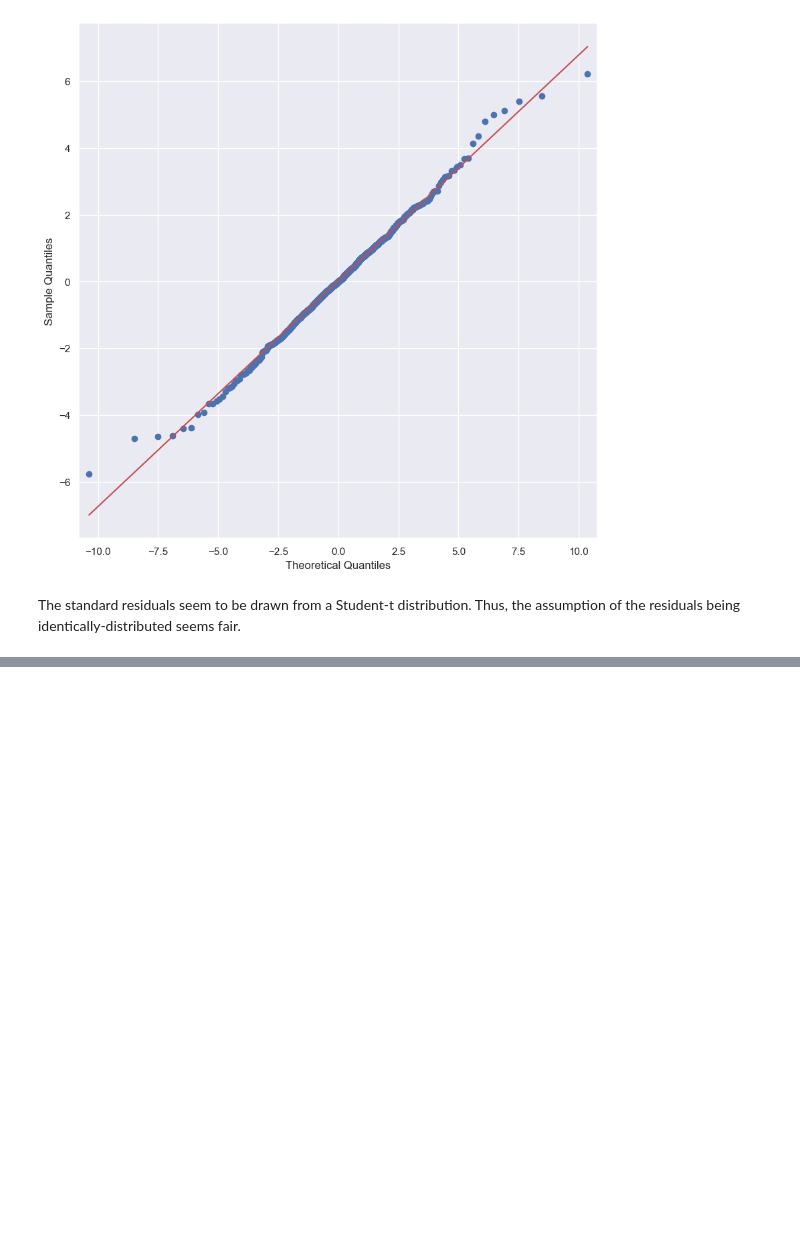
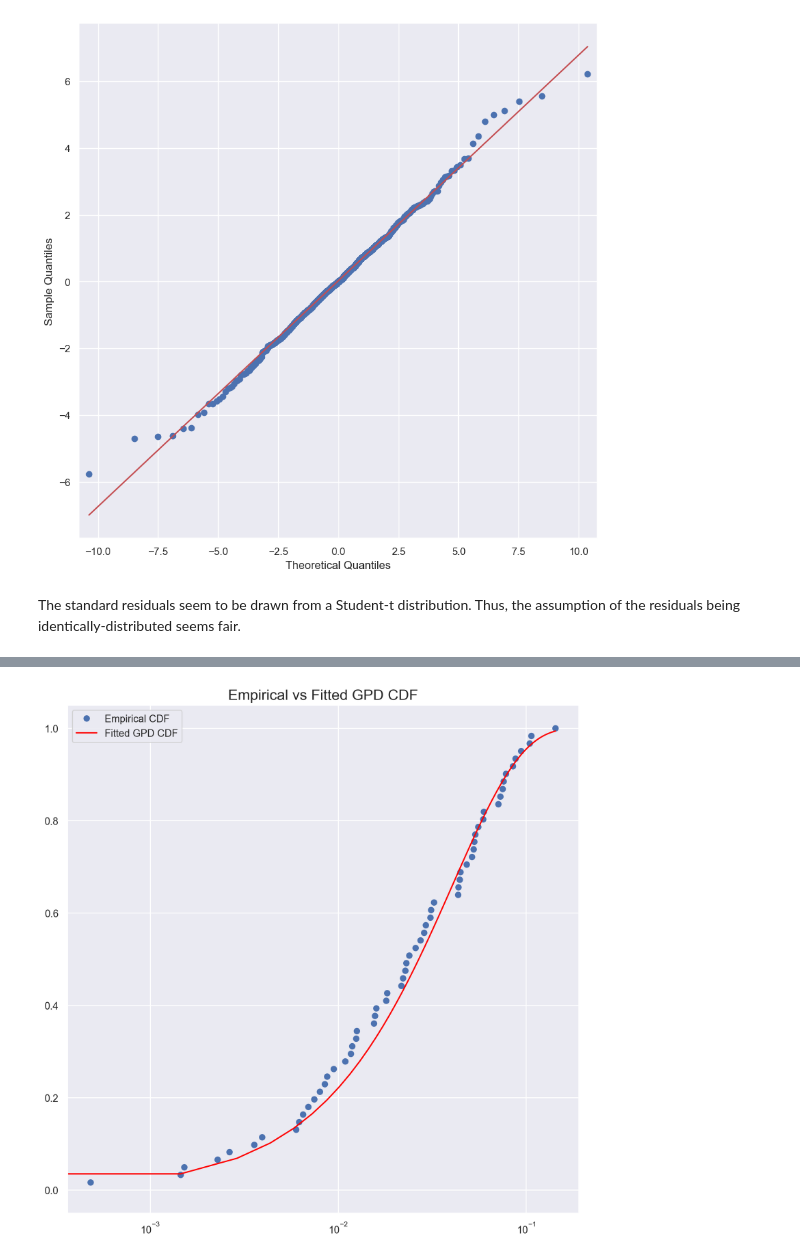
Before and after one commit to iliasra/QRM_Assignment2, a Jupyter notebook: assignment2.ipynb, the cells around one changed output, grey strips where cells are left out. Drawn from its saved outputs; the diff is of its cells as text; code cells hidden in the pictures; blank space fills up the shorter version.

```diff
--- a/assignment2.ipynb
+++ b/assignment2.ipynb
@@ -171,0 +205,24 @@ The standard residuals seem to be drawn from a Student-t distribution. Thus, the
+# %%
+u = 0.075
+excess_df = train_df.loc[train_df['loss']>u,'loss'] - u
+# %%
+from scipy.stats import genpareto
+params = genpareto.fit(excess_df, floc=0)
+# %%
+sorted = excess_df.sort_values().reset_index(drop=True)
+cdf_values = []
+for i in range(len(excess_df)):
+        cdf_value = np.sum(sorted <= sorted[i]) / len(excess_df)
+        cdf_values.append(cdf_value)
+
+
+plt.figure(figsize=(10, 10))
+plt.plot(np.sort(excess_df), cdf_values, marker='o', linestyle='', label='Empirical CDF')
+x = np.linspace(0, max(excess_df), 100)
+plt.plot(x, genpareto.cdf(x, params[0], params[1], params[2]), label='Fitted GPD CDF', color='red')
+plt.legend()
+plt.gca().set_xscale('log', base=10)
+plt.title("Empirical vs Fitted GPD CDF", fontsize=16)
+plt.show()
+# %% [output]
+[figure, added]
```
Also changed, not shown: parts of 6 cells of this notebook.
